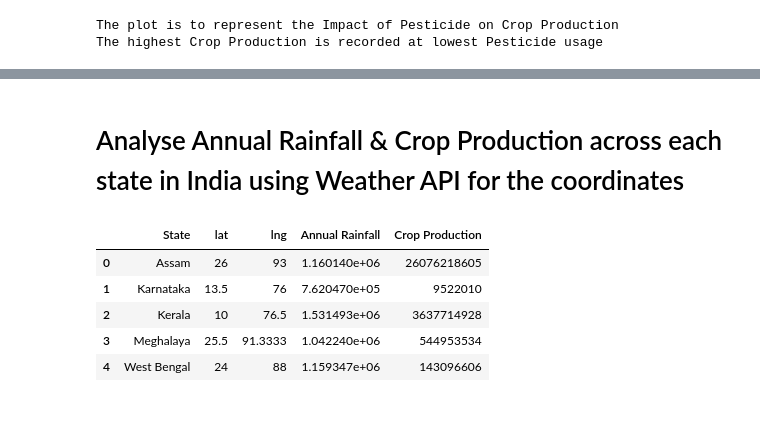
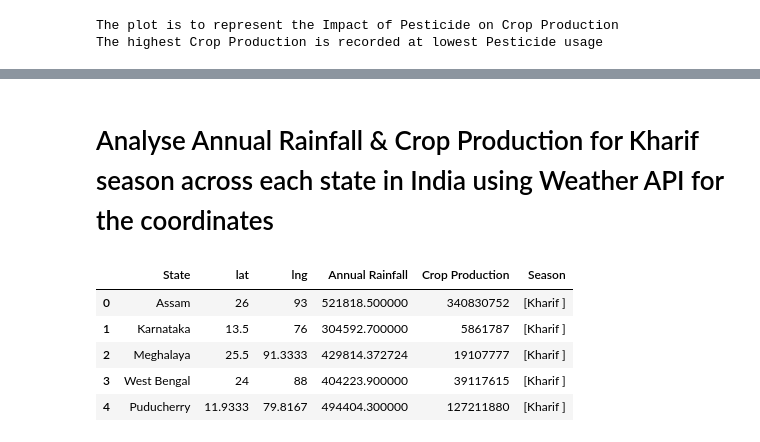
Before and after one commit to falconpunch082/da_bc-proj1, a Jupyter notebook: india_crop_yield.ipynb, the cells around one changed output, grey strips where cells are left out. Cells and saved outputs as stored; diff of their text form; code cells hidden in the pictures; blank space fills up the shorter version.

```diff
--- a/india_crop_yield.ipynb
+++ b/india_crop_yield.ipynb
@@ -327,0 +349,3 @@ The highest Crop Production is recorded at lowest Pesticide usage
+# %%
+crop_yield_df = crop_yield_df[crop_yield_df["Season"].str.strip()=="Kharif"]
+crop_yield_df.head()
@@ -344,13 +375,16 @@ merged_df.head()
 # new columns to the dataframe
 states_df["Annual Rainfall"] = ""
 states_df["Crop Production"] = ""
+states_df["Season"] = ""
 #aggregate rainfall and crop production column values
 Annual_Rainfall =  merged_df.groupby(['State'])['Annual_Rainfall'].sum()
 crop_production =  merged_df.groupby(['State'])['Production'].sum()
+Season =  merged_df.groupby(['State'])['Season'].unique()
 
 #populate rainfall and crop production column values
 states_df["Annual Rainfall"] = Annual_Rainfall.values
 states_df["Crop Production"] = crop_production.values
+states_df["Season"] = Season.values
 
 # Display the data table for preview
 states_df.head()
@@ -371,7 +405,7 @@ plot_map_1
 # %% [output]
 [interactive output not drawn]
 # %% [markdown]
-# Analyse Annual Rainfall & Crop Production across each state in India using Weather API for the coordinates
+# Analyse Annual Rainfall & Crop Production  for Kharif season across each state in India using Weather API for the coordinates
 # %%
 # Geoviews to show the rainfall across the states of india
 warnings.filterwarnings('ignore')
@@ -413,38 +447,44 @@ for state in states:
 
 states_dict = {
     "State": states,
     "lat": lat,
     "lng": lng
 }
 
 states1_df = pd.DataFrame(states_dict)
 
 
 # Combine the data into a single DataFrame
 merged_df= pd.merge(crop_yield_df,states1_df,on="State")
 
 # Display the data table for preview
 merged_df.head()
 
 # new columns to the dataframe
 states1_df["Annual Rainfall"] = ""
 states1_df["Crop Production"] = ""
+states1_df["Season"] = ""
 #aggregate rainfall and crop production column values
 Annual_Rainfall =  merged_df.groupby(['State'])['Annual_Rainfall'].sum()
 crop_production =  merged_df.groupby(['State'])['Production'].sum()
+Season =  merged_df.groupby(['State'])['Season'].unique()
+
 
 #populate rainfall and crop production column values
 states1_df["Annual Rainfall"] = Annual_Rainfall.values
 states1_df["Crop Production"] = crop_production.values
+states1_df["Season"] = Season.values
+
+
 
 # Display the data table for preview
 states1_df.head()
 # %% [output]
-|  | State | lat | lng | Annual Rainfall | Crop Production |
-| 0 | Assam | 26 | 93 | 1.160140e+06 | 26076218605 |
-| 1 | Karnataka | 13.5 | 76 | 7.620470e+05 | 9522010 |
-| 2 | Kerala | 10 | 76.5 | 1.531493e+06 | 3637714928 |
-| 3 | Meghalaya | 25.5 | 91.3333 | 1.042240e+06 | 544953534 |
-| 4 | West Bengal | 24 | 88 | 1.159347e+06 | 143096606 |
+|  | State | lat | lng | Annual Rainfall | Crop Production | Season |
+| 0 | Assam | 26 | 93 | 521818.500000 | 340830752 | [Kharif ] |
+| 1 | Karnataka | 13.5 | 76 | 304592.700000 | 5861787 | [Kharif ] |
+| 2 | Meghalaya | 25.5 | 91.3333 | 429814.372724 | 19107777 | [Kharif ] |
+| 3 | West Bengal | 24 | 88 | 404223.900000 | 39117615 | [Kharif ] |
+| 4 | Puducherry | 11.9333 | 79.8167 | 494404.300000 | 127211880 | [Kharif ] |
 # %%
 plot_map_2= states1_df.hvplot.points("lng","lat",geo=True,tiles="OSM",frame_width=700,frame_height=500,
```
Also changed, not shown: parts of 8 cells of this notebook, 1 other file.
